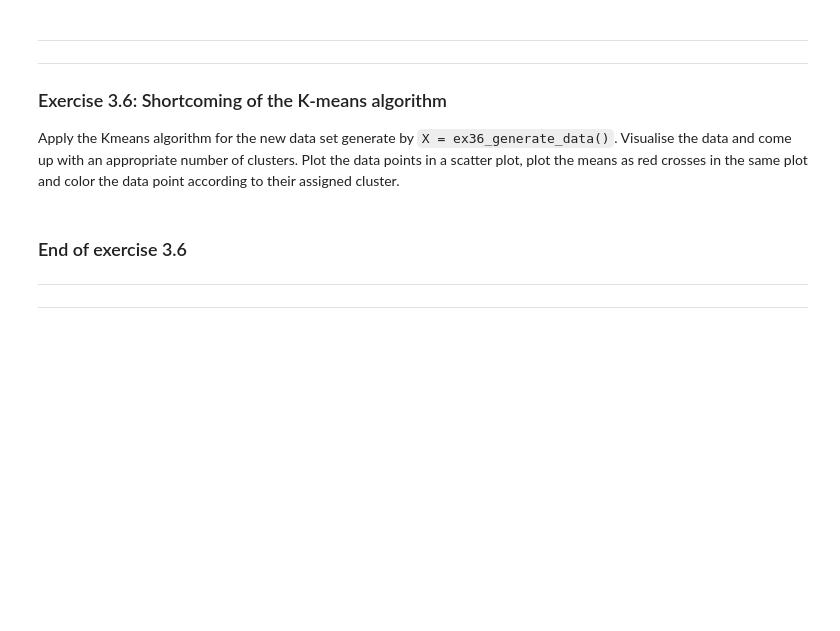
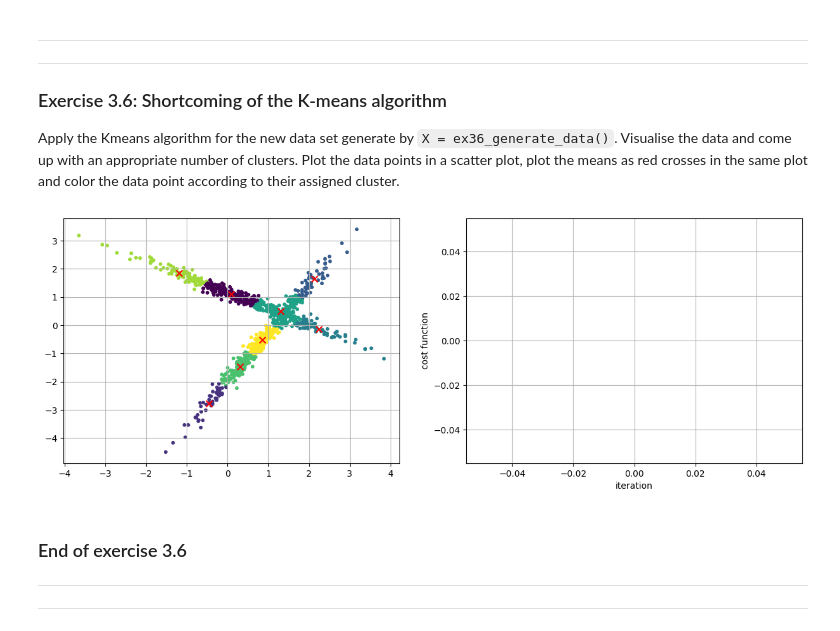
Before and after one commit to ThijmenG/5ARB0_git, a Jupyter notebook: analysis-group11.ipynb, the cells around one changed output. Drawn from its saved outputs; the diff is of its cells as text; code cells hidden in the pictures; blank space fills up the shorter version.

```diff
--- a/analysis-group11.ipynb
+++ b/analysis-group11.ipynb
@@ -680,3 +669,32 @@ X = ex36_generate_data()
+# %%
+#// BEGIN_TODO [5ARB0_Analysis_3_6a] Plot clusters of new data set
+
+k=8
+J_losses=[]
+
+means, rho, J = Kmeans(X, k)
+
+# while k<=20:
+#     means, rho, J = Kmeans(X, k)
+#     J_losses.append(J[-1])
+#     k=k+1
+# # plt.figure()
+# plt.plot([i+2 for i in range(len(J_losses))],J_losses)
+# plt.title('Final loss J for different # clusters for same dataset')
+# plt.xlabel("# of clusters")
+# plt.ylabel("Final loss J")
+# plt.grid()
+
+_,ax = plt.subplots(ncols=2, figsize=(15,5))
+ax[0].scatter(X[:,0], X[:,1], 10, c=np.argmax(rho, axis=1))
+ax[0].scatter(means[:,0], means[:,1], 50, c="red", marker="x")
+ax[1].plot(J_losses)
+ax[0].grid(), ax[1].grid(), ax[1].set_ylabel("cost function"), ax[1].set_xlabel("iteration");
+
+
+#// END_TODO [5ARB0_Analysis_3_6a]
+# %% [output]
+[figure, added]
 # %% [markdown]
 ### End of exercise 3.6
 ---
```
Also changed, not shown: parts of 7 cells of this notebook.
